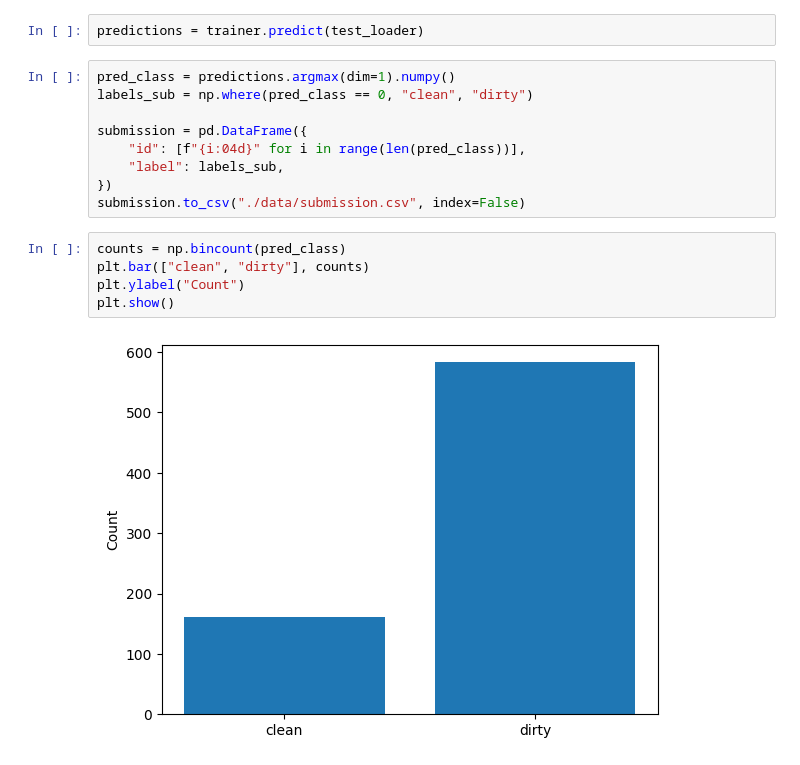
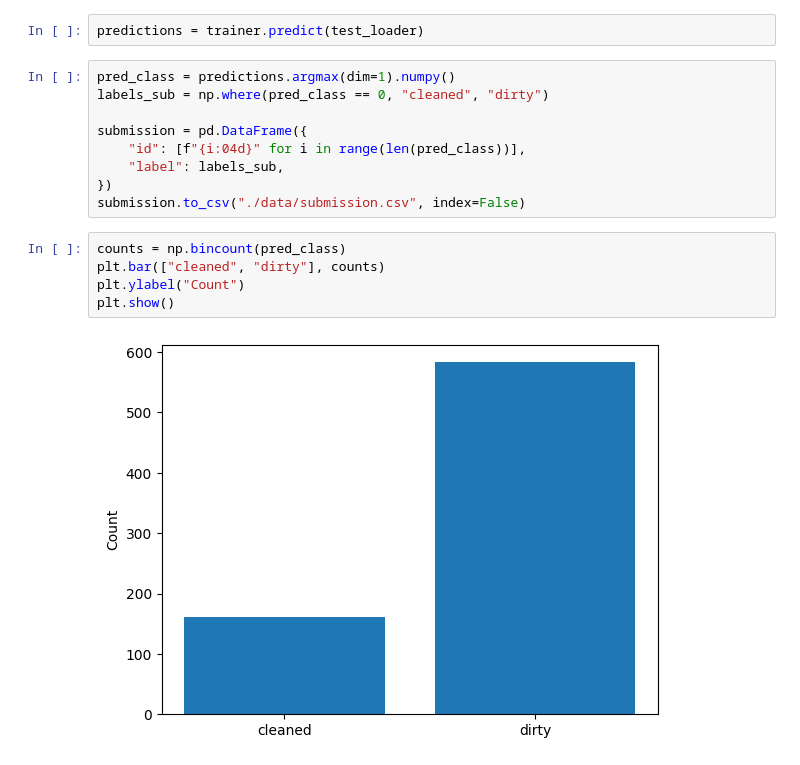
Before and after one commit to AndreDon0/25AIMEPhI, a Jupyter notebook: Homework_15_fining/main.ipynb, the cells around one changed output. Saved outputs shown, nothing was run; the diff lists cells and outputs as text.

```diff
--- a/Homework_15_fining/main.ipynb
+++ b/Homework_15_fining/main.ipynb
@@ -166,7 +166,7 @@ trainer.save("./model.pt")
 predictions = trainer.predict(test_loader)
 # %%
 pred_class = predictions.argmax(dim=1).numpy()
-labels_sub = np.where(pred_class == 0, "clean", "dirty")
+labels_sub = np.where(pred_class == 0, "cleaned", "dirty")
 
 submission = pd.DataFrame({
     "id": [f"{i:04d}" for i in range(len(pred_class))],
@@ -175,8 +175,8 @@ submission = pd.DataFrame({
 submission.to_csv("./data/submission.csv", index=False)
 # %%
 counts = np.bincount(pred_class)
-plt.bar(["clean", "dirty"], counts)
+plt.bar(["cleaned", "dirty"], counts)
 plt.ylabel("Count")
 plt.show()
 # %% [output]
-[figure, old version]
+[figure, new version]
```
Also changed, not shown: parts of 1 cell of this notebook.
